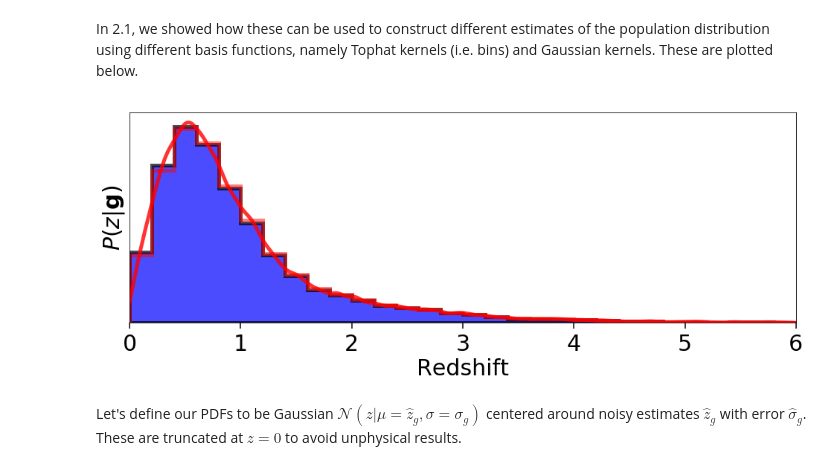
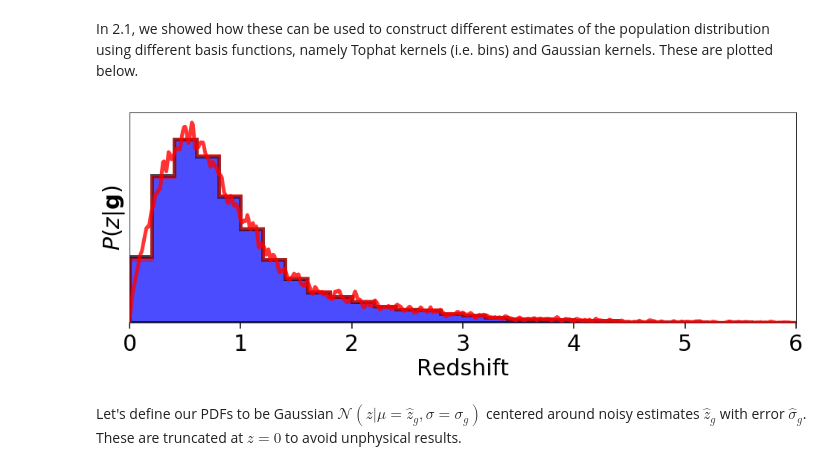
Before and after one commit to joshspeagle/frankenz, a Jupyter notebook: demos/2.2 - Hierarchical Inference with Redshifts.ipynb, the cells around one changed output. Drawn from its saved outputs; the diff is of its cells as text; code cells hidden in the pictures.

```diff
--- a/demos/2.2 - Hierarchical Inference with Redshifts.ipynb
+++ b/demos/2.2 - Hierarchical Inference with Redshifts.ipynb
@@ -66,27 +66,27 @@ In 2.1, we showed how these can be used to construct different estimates of the
 # %%
 # bins
 zbins = np.arange(0, 6.+1e-5, 0.2)  # redshift bins
 
 # KDE
-zgrid = np.arange(0., 6.+1e-5, 0.02)
-Ngrid = len(zgrid)
-pdf = frankenz.pdf.gauss_kde(redshifts, np.ones(Nobs) * 0.05, zgrid)
+zgrid = np.arange(-1., 7.+1e-5, 0.01)
+Ngrid, sgrid = len(zgrid), 0.01
+pdf = frankenz.pdf.gauss_kde(redshifts, np.ones(Nobs) * sgrid, zgrid)
 pdf /= np.trapz(pdf, zgrid)
 
 # plotting
 plt.figure(figsize=(14, 6))
 nz, _, _ = plt.hist(redshifts, bins=zbins, histtype='stepfilled', lw=5,
                     color='blue', alpha=0.7, normed=True, edgecolor='black')
 plt.plot(zgrid, pdf, lw=5, color='red', alpha=0.8)
 plt.hist(zgrid + 1e-5, bins=zbins, weights=pdf, histtype='step', lw=5,
          color='red', alpha=0.5, normed=True)
 plt.xlabel('Redshift')
 plt.xlim([zbins[0], zbins[-1]])
 plt.yticks([])
 plt.ylabel('$P(z|\mathbf{g})$')
 plt.tight_layout()
 # %% [output]
-[figure, old version]
+[figure, new version]
 # %% [markdown]
 Let's define our PDFs to be Gaussian $\mathcal{N}(z|\mu=\hat{z}_g, \sigma=\sigma_g)$ centered around noisy estimates $\hat{z}_g$ with error $\hat{\sigma}_g$. These are truncated at $z=0$ to avoid unphysical results.
 # %%
```
Also changed, not shown: parts of 27 cells of this notebook, 3 other files.
